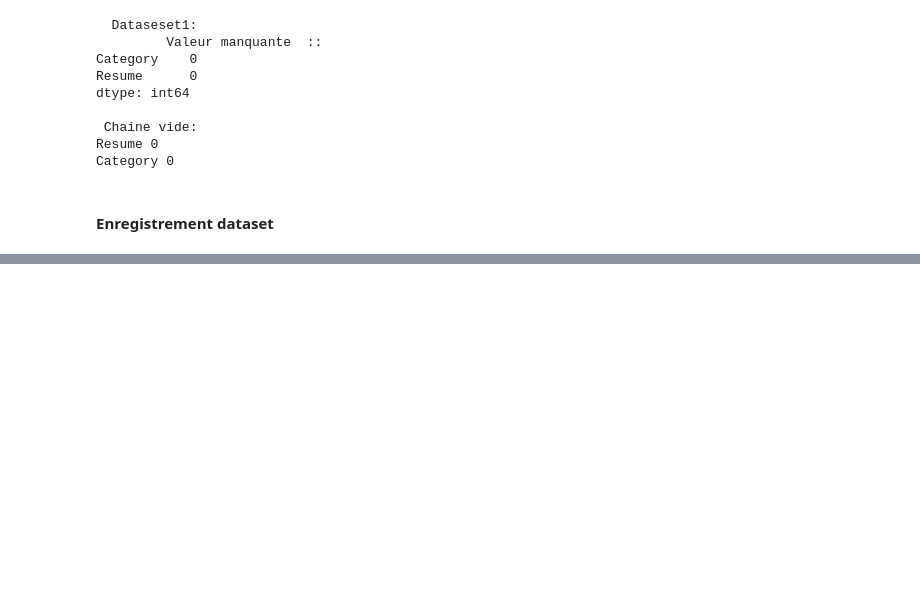
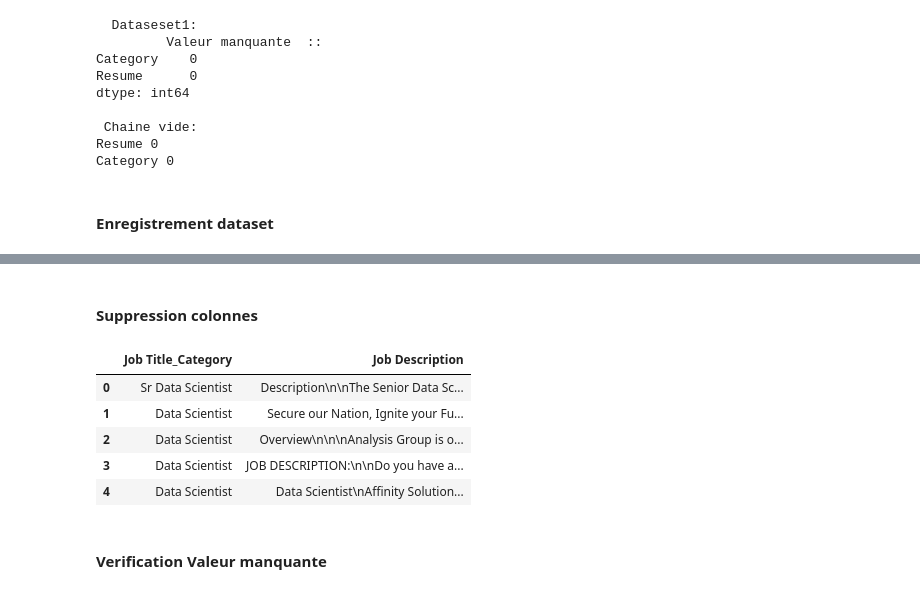
Before and after one commit to desbaa32/Classification-resume-and-matching-job-description, a Jupyter notebook: notebooks/dataset_consolidation.ipynb, the cells around one changed output, grey strips where cells are left out. Drawn from its saved outputs; the diff is of its cells as text; code cells hidden in the pictures; blank space fills up the shorter version.

```diff
--- a/notebooks/dataset_consolidation.ipynb
+++ b/notebooks/dataset_consolidation.ipynb
@@ -309,0 +336,21 @@ combined_resume_dataset_final.to_csv(data_dir/'interim/combined_resume_final.csv
+# %% [markdown]
+#### Suppression colonnes
+# %%
+columns_to_drop=['Rating','Headquarters','Location','Company Name','Size',
+                 'Type of ownership','Salary Estimate','Industry','python','excel',
+                'hadoop','spark','aws','tableau','big_data','job_simp','seniority',
+                'Sector','Revenue','min_salary','max_salary','avg_salary','job_state','same_state','company_age']
+
+
+offer_dataset2=offer_dataset2.drop(columns=columns_to_drop)
+offer_dataset2=offer_dataset2.rename(columns={'Job Title':'Job Title_Category'})
+offer_dataset2.head()
+# %% [output]
+|  | Job Title_Category | Job Description |
+| 0 | Sr Data Scientist | Description\n\nThe Senior Data Sc... |
+| 1 | Data Scientist | Secure our Nation, Ignite your Fu... |
+| 2 | Data Scientist | Overview\n\n\nAnalysis Group is o... |
+| 3 | Data Scientist | JOB DESCRIPTION:\n\nDo you have a... |
+| 4 | Data Scientist | Data Scientist\nAffinity Solution... |
+# %% [markdown]
+#### Verification Valeur manquante
```
Also changed, not shown: parts of 18 cells of this notebook, 5 other files.
